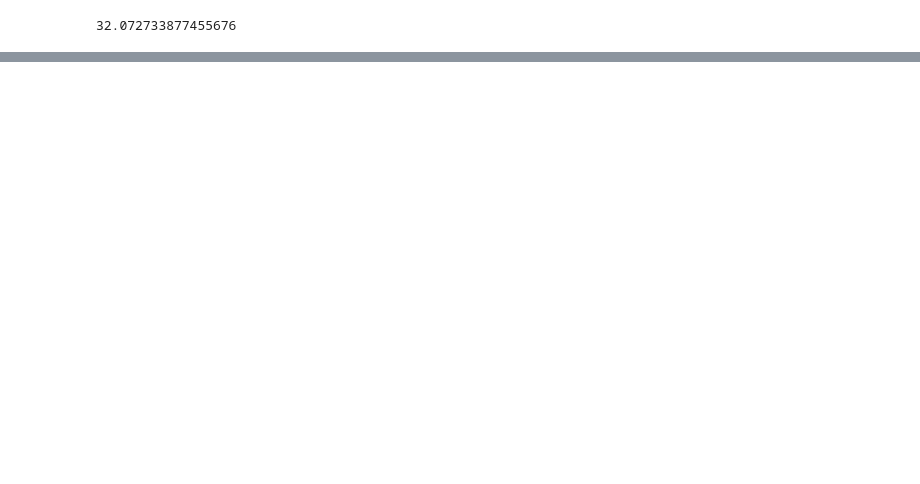
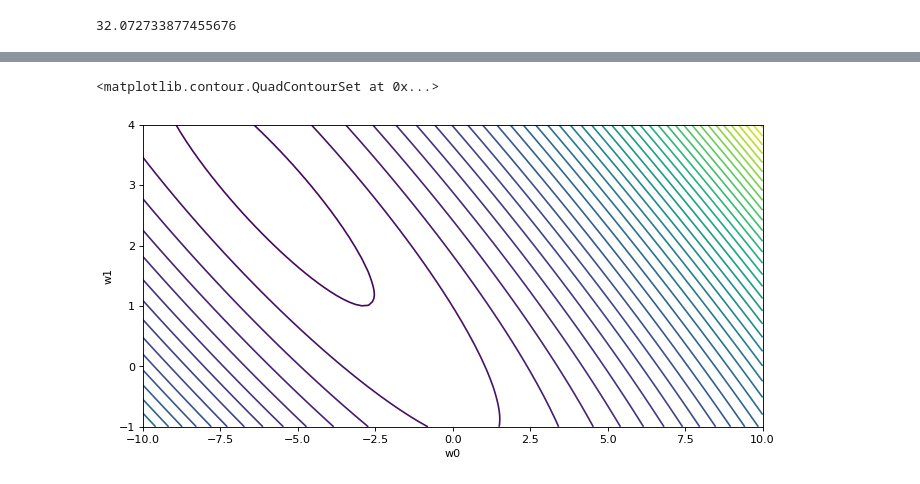
Before and after one commit to rahulraopune/Machine-Learning-Basics, a Jupyter notebook: LinearRegressionGD.ipynb, the cells around one changed output, grey strips where cells are left out. Saved outputs shown, nothing was run; the diff lists cells and outputs as text; code cells hidden in the pictures; blank space fills up the shorter version.

```diff
--- a/LinearRegressionGD.ipynb
+++ b/LinearRegressionGD.ipynb
@@ -102,0 +109,11 @@ Text(0, 0.5, 'w')
+# %%
+anglesx = np.array(w0)[1:] - np.array(w0)[:-1]
+anglesy = np.array(w1)[1:] - np.array(w1)[:-1]
+fig=plt.figure(figsize=(10,5), dpi= 80, facecolor='w', edgecolor='k')
+ax = fig.add_subplot(111)
+ax.set_xlabel("w0")
+ax.set_ylabel("w1")
+ax.contour(w0, w1, E_h_x, 50, cmap = 'viridis')
+# %% [output]
+<matplotlib.contour.QuadContourSet at 0x...>
+[figure, added]
```
Also changed, not shown: parts of 9 cells of this notebook.
